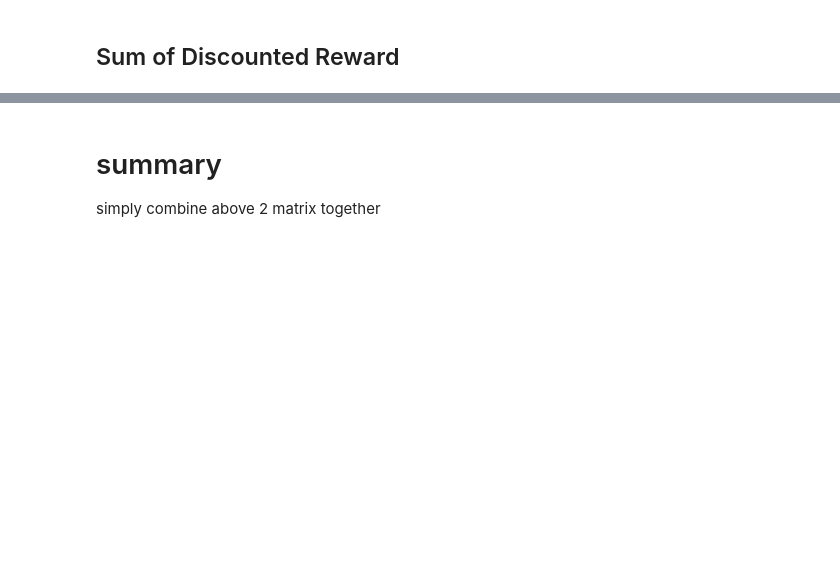
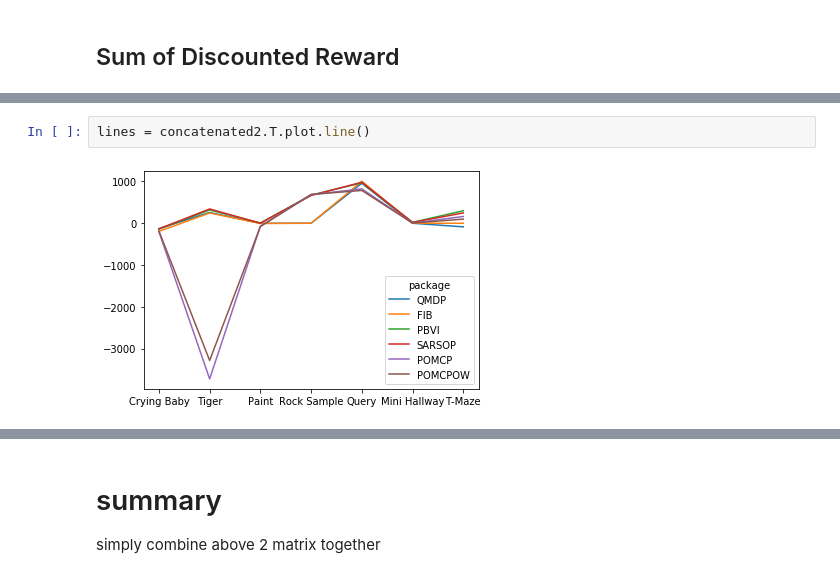
Before and after one commit to aliceyshu/8010_project, a Jupyter notebook: results/summary_results.ipynb, the cells around one changed output, grey strips where cells are left out. Saved outputs shown, nothing was run; the diff lists cells and outputs as text; blank space fills up the shorter version.

```diff
--- a/results/summary_results.ipynb
+++ b/results/summary_results.ipynb
@@ -423,0 +447,4 @@ concatenated2.style.format('{:.4f}').background_gradient(axis=0,cmap="Pastel1").
+# %%
+lines = concatenated2.T.plot.line()
+# %% [output]
+[figure, added]
```
Also changed, not shown: parts of 17 cells of this notebook, 19 other files.
